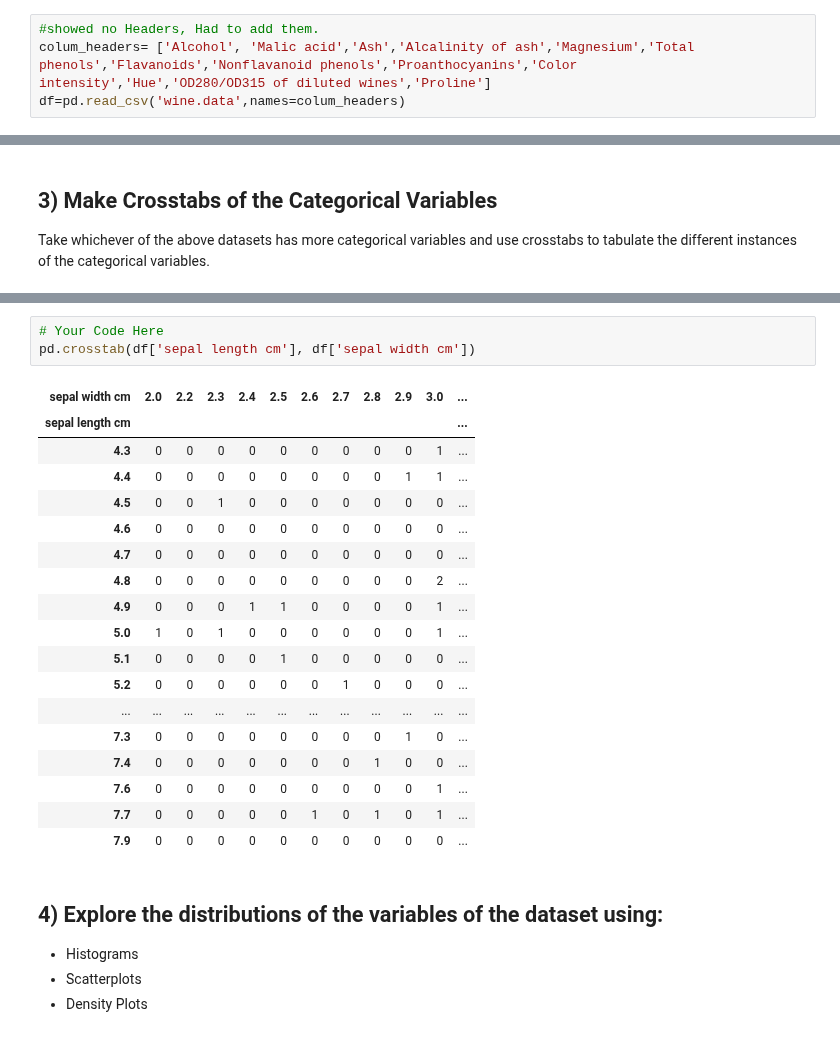
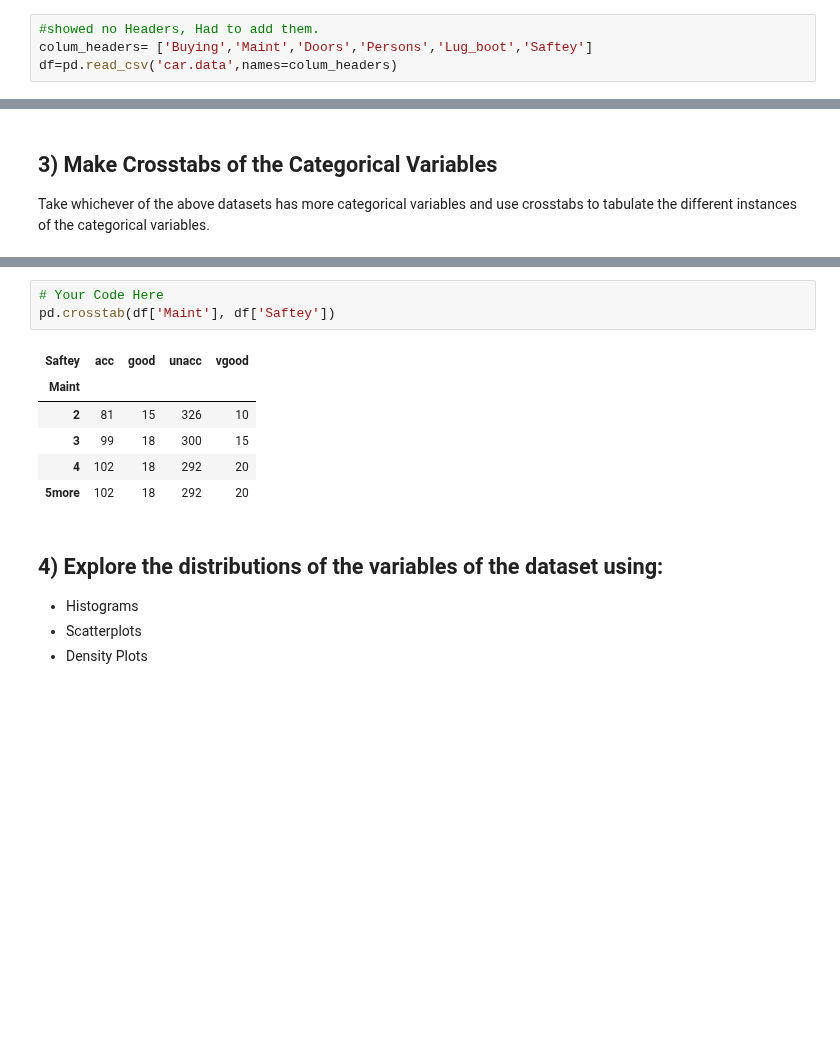
Before and after one commit to bloominstituteoftechnology/DS-Unit-1-Sprint-1-Data-Wrangling-and-Storytelling, a Jupyter notebook: module1-exploratory-data-analysis/Copy_of_LS_DS_111_Exploratory_Data_Analysis_Assignment.ipynb, the cells around one changed output, grey strips where cells are left out. Cells and saved outputs as stored; diff of their text form; blank space fills up the shorter version.

```diff
--- a/module1-exploratory-data-analysis/Copy_of_LS_DS_111_Exploratory_Data_Analysis_Assignment.ipynb
+++ b/module1-exploratory-data-analysis/Copy_of_LS_DS_111_Exploratory_Data_Analysis_Assignment.ipynb
@@ -102,7 +102,7 @@ Saving wine.data to wine (2).data
 # %%
 #showed no Headers, Had to add them.
-colum_headers= ['Alcohol', 'Malic acid','Ash','Alcalinity of ash','Magnesium','Total phenols','Flavanoids','Nonflavanoid phenols','Proanthocyanins','Color intensity','Hue','OD280/OD315 of diluted wines','Proline']
-df=pd.read_csv('wine.data',names=colum_headers)
+colum_headers= ['Buying','Maint','Doors','Persons','Lug_boot','Saftey']
+df=pd.read_csv('car.data',names=colum_headers)
 # %%
 print(df.shape)
 # Yes
@@ -225,25 +171,13 @@ pd.crosstab(df['petal width cm'], df['petal length cm'])
 # %%
 # Your Code Here
-pd.crosstab(df['sepal length cm'], df['sepal width cm'])
+pd.crosstab(df['Maint'], df['Saftey'])
 # %% [output]
-| sepal width cm | 2.0 | 2.2 | 2.3 | 2.4 | 2.5 | 2.6 | 2.7 | 2.8 | 2.9 | 3.0 | ... |
-| sepal length cm |  |  |  |  |  |  |  |  |  |  | ... |
-| 4.3 | 0 | 0 | 0 | 0 | 0 | 0 | 0 | 0 | 0 | 1 | ... |
-| 4.4 | 0 | 0 | 0 | 0 | 0 | 0 | 0 | 0 | 1 | 1 | ... |
-| 4.5 | 0 | 0 | 1 | 0 | 0 | 0 | 0 | 0 | 0 | 0 | ... |
-| 4.6 | 0 | 0 | 0 | 0 | 0 | 0 | 0 | 0 | 0 | 0 | ... |
-| 4.7 | 0 | 0 | 0 | 0 | 0 | 0 | 0 | 0 | 0 | 0 | ... |
-| 4.8 | 0 | 0 | 0 | 0 | 0 | 0 | 0 | 0 | 0 | 2 | ... |
-| 4.9 | 0 | 0 | 0 | 1 | 1 | 0 | 0 | 0 | 0 | 1 | ... |
-| 5.0 | 1 | 0 | 1 | 0 | 0 | 0 | 0 | 0 | 0 | 1 | ... |
-| 5.1 | 0 | 0 | 0 | 0 | 1 | 0 | 0 | 0 | 0 | 0 | ... |
-| 5.2 | 0 | 0 | 0 | 0 | 0 | 0 | 1 | 0 | 0 | 0 | ... |
-| ... | ... | ... | ... | ... | ... | ... | ... | ... | ... | ... | ... |
-| 7.3 | 0 | 0 | 0 | 0 | 0 | 0 | 0 | 0 | 1 | 0 | ... |
-| 7.4 | 0 | 0 | 0 | 0 | 0 | 0 | 0 | 1 | 0 | 0 | ... |
-| 7.6 | 0 | 0 | 0 | 0 | 0 | 0 | 0 | 0 | 0 | 1 | ... |
-| 7.7 | 0 | 0 | 0 | 0 | 0 | 1 | 0 | 1 | 0 | 1 | ... |
-| 7.9 | 0 | 0 | 0 | 0 | 0 | 0 | 0 | 0 | 0 | 0 | ... |
+| Saftey | acc | good | unacc | vgood |
+| Maint |  |  |  |  |
+| 2 | 81 | 15 | 326 | 10 |
+| 3 | 99 | 18 | 300 | 15 |
+| 4 | 102 | 18 | 292 | 20 |
+| 5more | 102 | 18 | 292 | 20 |
 # %% [markdown]
 ## 4) Explore the distributions of the variables of the dataset using:
 - Histograms
```
Also changed, not shown: parts of 11 cells of this notebook.
